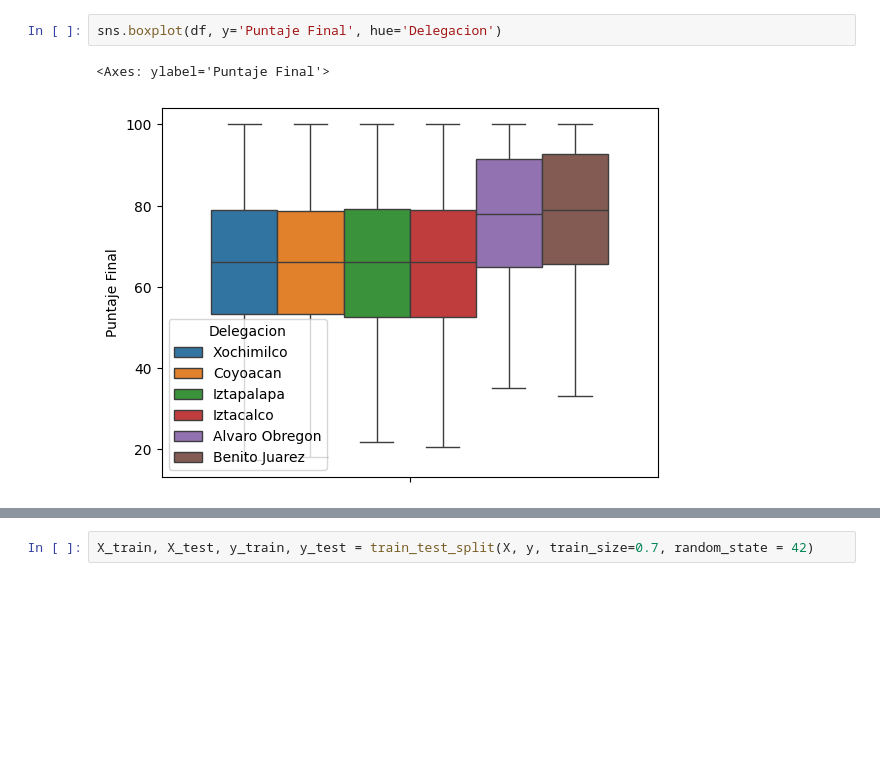
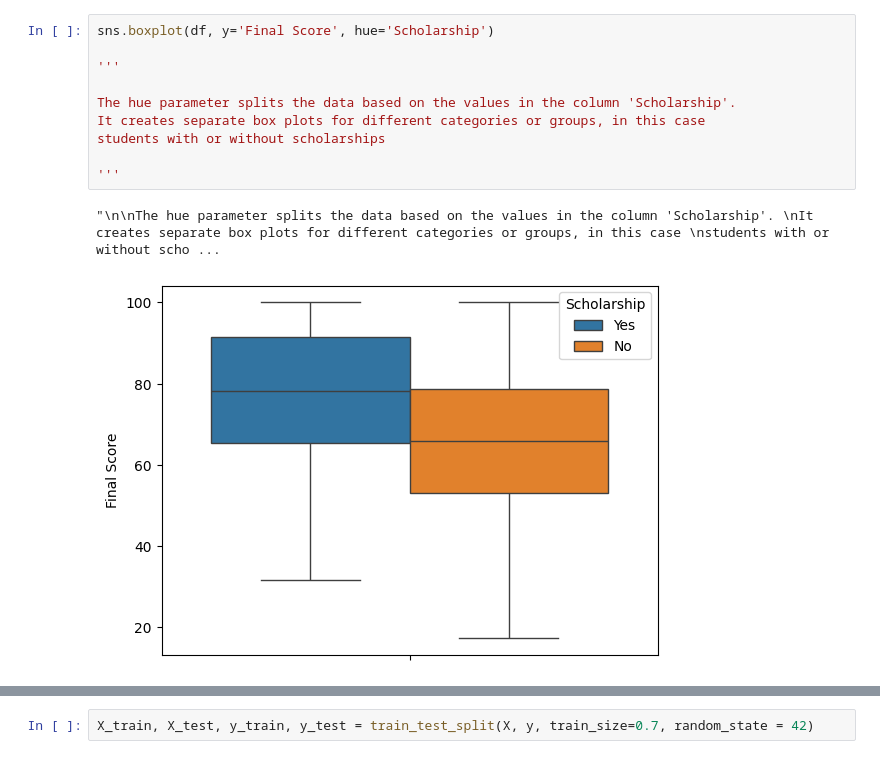
Before and after one commit to Zero5896/Multivariate-Regression, a Jupyter notebook: Working with Categorical Data..ipynb, the cells around one changed output, grey strips where cells are left out. Cells and saved outputs as stored; diff of their text form; blank space fills up the shorter version.

```diff
--- a/Working with Categorical Data..ipynb
+++ b/Working with Categorical Data..ipynb
@@ -61,5 +66,13 @@ sns.boxplot(df, y='Puntaje Final', hue='Beca')
-# %%
-sns.boxplot(df, y='Puntaje Final', hue='Delegacion')
-# %% [output]
-<Axes: ylabel='Puntaje Final'>
-[figure, removed]
+# %%
+sns.boxplot(df, y='Final Score', hue='Scholarship')
+
+'''
+
+The hue parameter splits the data based on the values in the column 'Scholarship'.
+It creates separate box plots for different categories or groups, in this case
+students with or without scholarships
+
+'''
+# %% [output]
+"\n\nThe hue parameter splits the data based on the values in the column 'Scholarship'. \nIt creates separate box plots for different categories or groups, in this case \nstudents with or without scho ...
+[figure, added]
```
Also changed, not shown: parts of 22 cells of this notebook, 2 other files.
